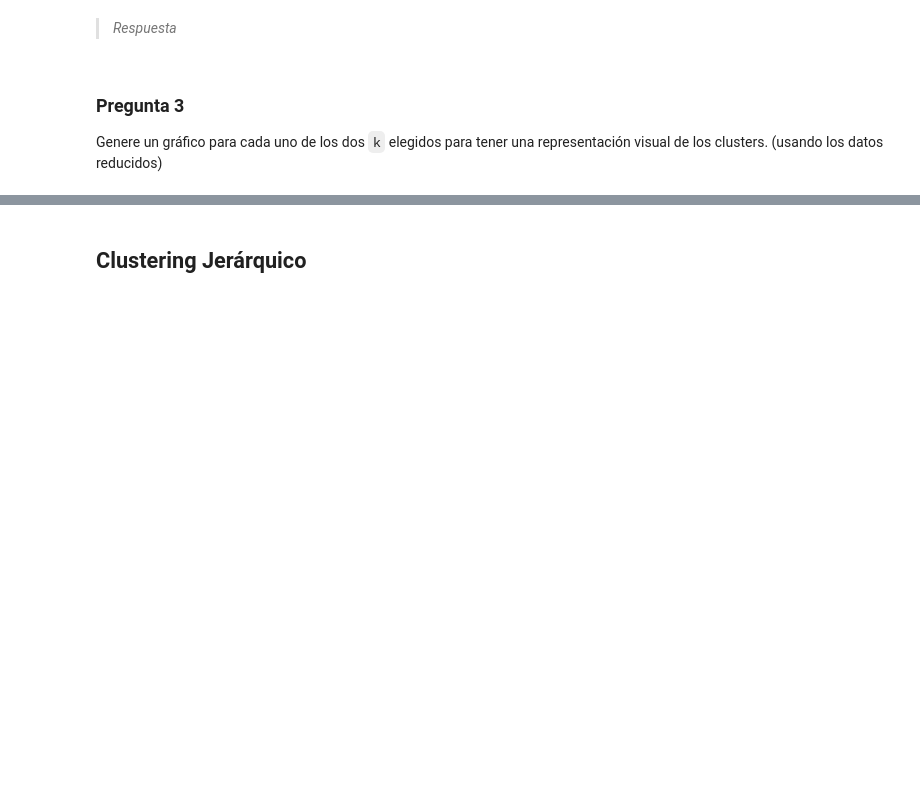
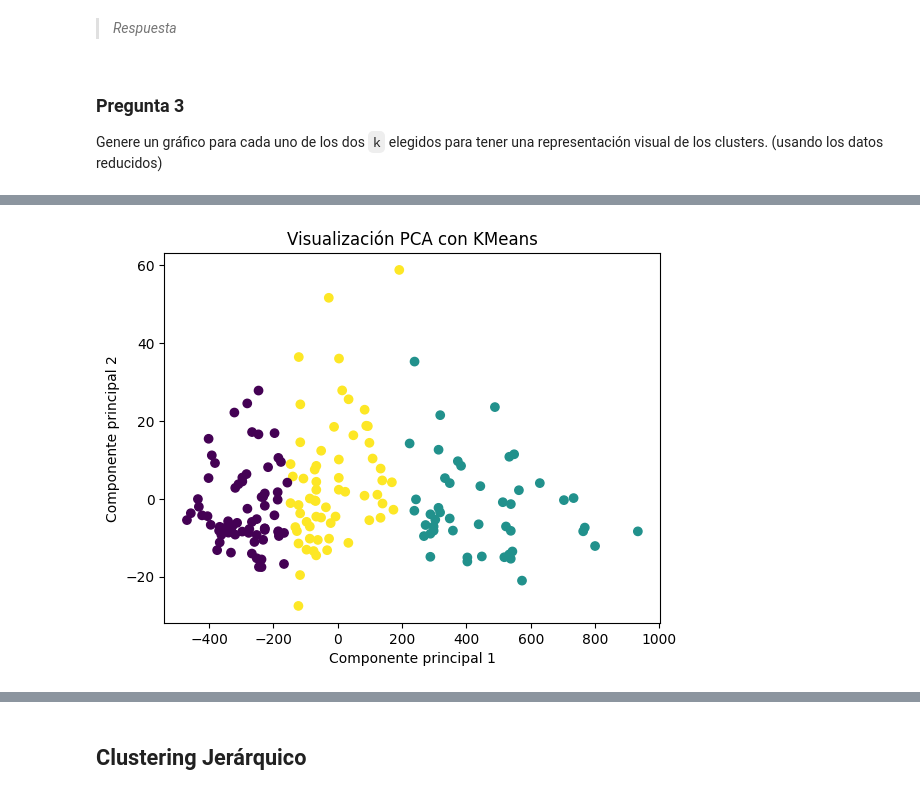
Before and after one commit to BnjmnNicholas/CC5205-Mineria_de_Datos_Labs, a Jupyter notebook: Lab_5/lab_5.ipynb, the cells around one changed output, grey strips where cells are left out. Drawn from its saved outputs; the diff is of its cells as text; code cells hidden in the pictures; blank space fills up the shorter version.

```diff
--- a/Lab_5/lab_5.ipynb
+++ b/Lab_5/lab_5.ipynb
@@ -100,0 +108,16 @@ from sklearn.cluster import KMeans
+# %%
+k_escogido = 3
+kmeans = KMeans(n_clusters=k_escogido, random_state=0)
+kmeans.fit(X)
+y_kmeans = kmeans.predict(X)
+
+pca = PCA(n_components=2)
+X_pca = pca.fit_transform(X)
+
+plt.scatter(X_pca[:, 0], X_pca[:, 1], c=y_kmeans, cmap='viridis')
+plt.title("Visualización PCA con KMeans")
+plt.xlabel("Componente principal 1")
+plt.ylabel("Componente principal 2")
+plt.show()
+# %% [output]
+[figure, added]
```
Also changed, not shown: parts of 9 cells of this notebook.
